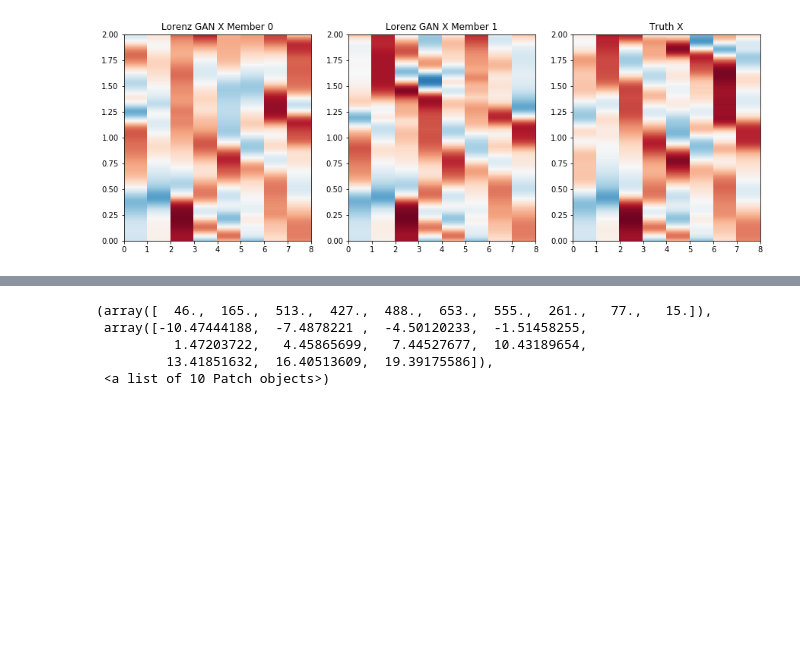
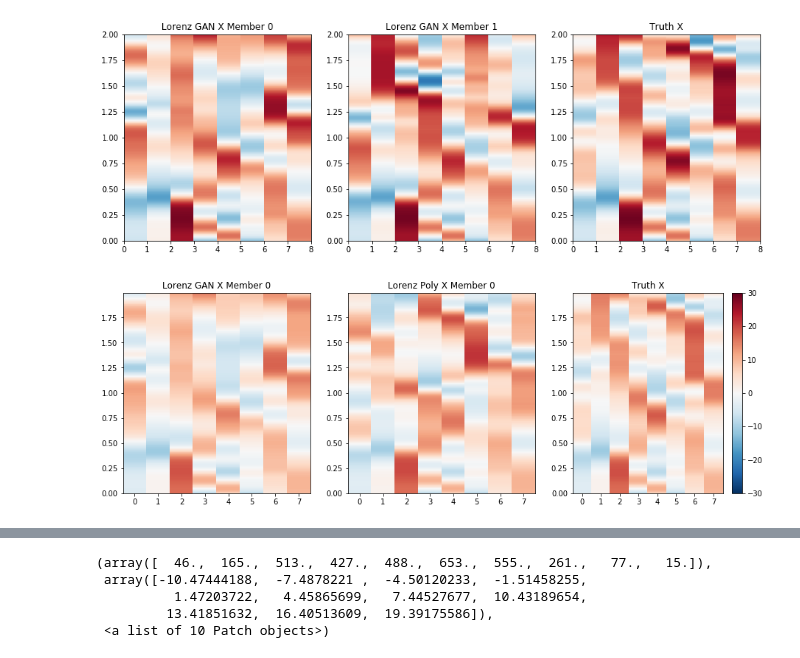
Before and after one commit to djgagne/lorenz_gan, a Jupyter notebook: notebooks/lorenz_gan_eval.ipynb, the cells around one changed output, grey strips where cells are left out. Cells and saved outputs as stored; diff of their text form; code cells hidden in the pictures; blank space fills up the shorter version.

```diff
--- a/notebooks/lorenz_gan_eval.ipynb
+++ b/notebooks/lorenz_gan_eval.ipynb
@@ -385,4 +386,22 @@ plt.title("Truth X")
 # %% [output]
 <matplotlib.text.Text at 0x...>
 [figure]
+# %%
+plt.figure(figsize=(15.5, 5))
+plt.subplot(1, 3, 1)
+plt.pcolormesh(np.arange(9), mtu, lorenz_gan_forecast_cube[0], vmin=-30, vmax=30, cmap="RdBu_r")
+plt.xticks(np.arange(0.5, 8.5), np.arange(0, 8))
+plt.title("Lorenz GAN X Member 0")
+plt.subplot(1, 3, 2)
+plt.title("Lorenz Poly X Member 0")
+plt.pcolormesh(np.arange(9), mtu, lorenz_poly_forecast_cube[0], vmin=-30, vmax=30, cmap="RdBu_r")
+plt.xticks(np.arange(0.5, 8.5), np.arange(0, 8))
+plt.subplot(1, 3, 3)
+plt.title("Truth X")
+plt.pcolormesh(np.arange(9), mtu, x_vals[step_index:step_index + 400], vmin=-30, vmax=30, cmap="RdBu_r")
+plt.xticks(np.arange(0.5, 8.5), np.arange(0, 8))
+plt.colorbar()
+plt.savefig("../exp_u/lorenz_forecast_x_hov.png", bbox_inches="tight", dpi=200)
+# %% [output]
+[figure, added]
 # %%
```
Also changed, not shown: parts of 9 cells of this notebook, 6 other files.
